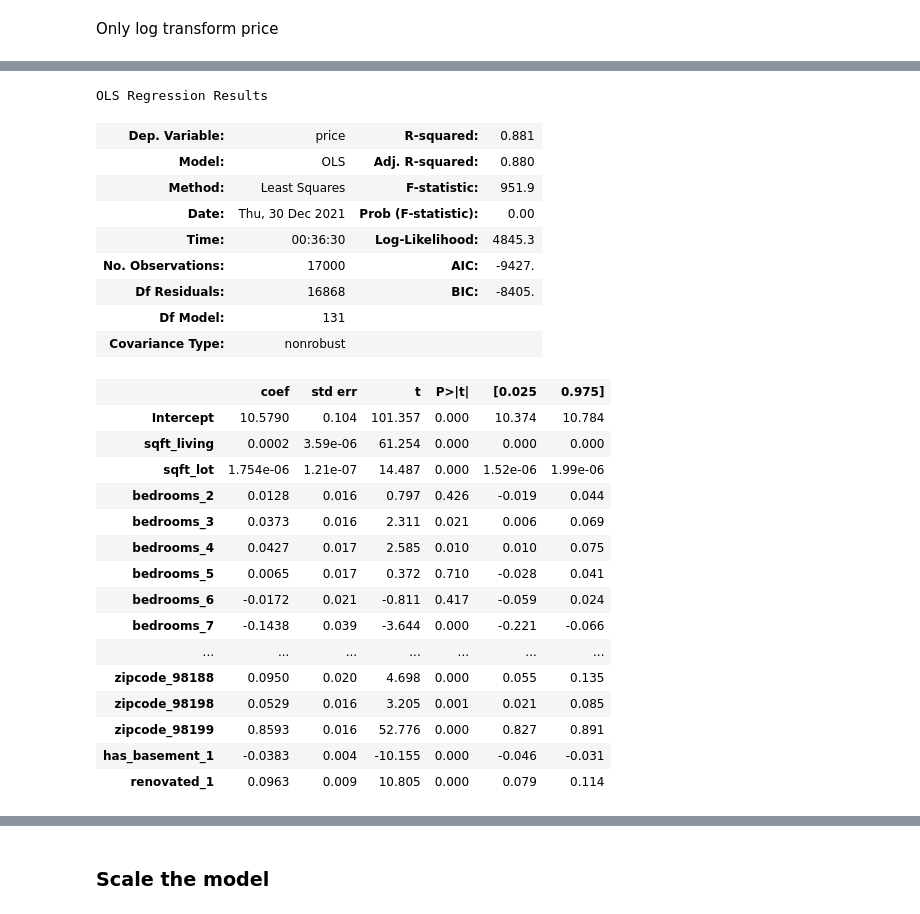
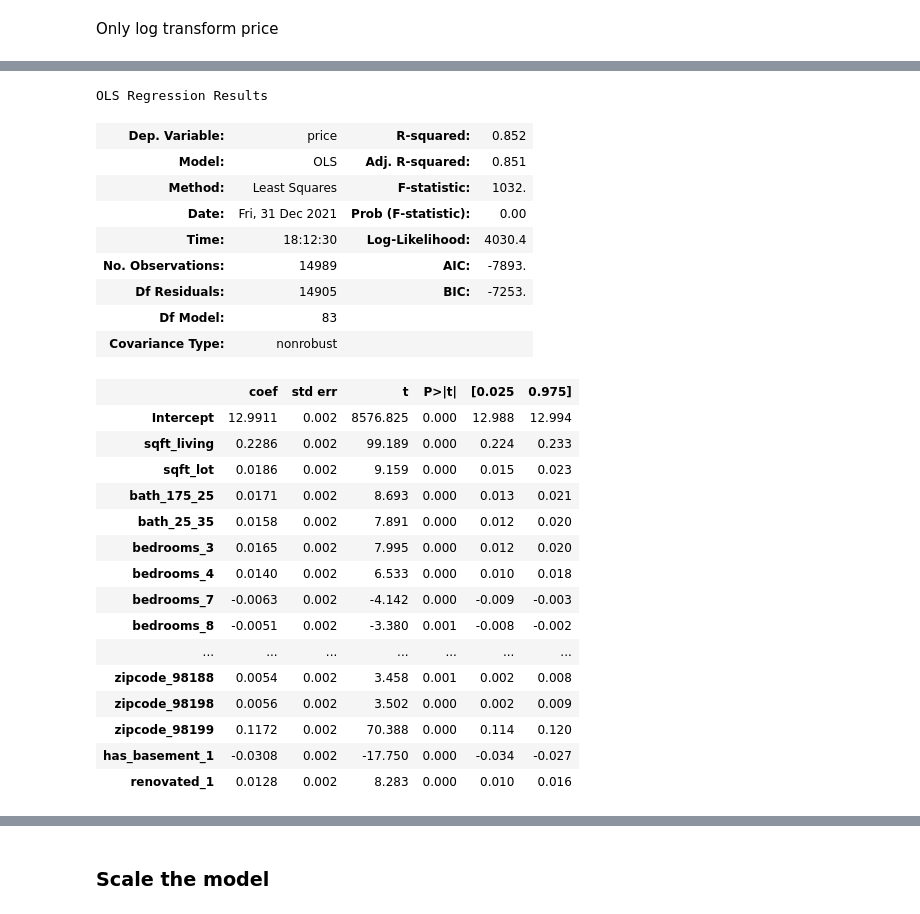
Before and after one commit to meljoy1099/re-analysis-p2, a Jupyter notebook: student.ipynb, the cells around one changed output, grey strips where cells are left out. Saved outputs shown, nothing was run; the diff lists cells and outputs as text; code cells hidden in the pictures.

```diff
--- a/student.ipynb
+++ b/student.ipynb
@@ -871,20 +878,0 @@ fig.show()
-# %%
-linreg = LinearRegression()
-linreg.fit(x_train3, y_train3)
-
-y_hat_train = linreg.predict(x_train3)
-y_hat_test = linreg.predict(x_test3)
-
-fig, axes = plt.subplots(1, 2, figsize=(12, 6))
-fig.suptitle('Residual Plots')
-
-axes[0].scatter(y_train3, y_train3-y_hat_train)
-axes[0].scatter(y_test3, y_test3-y_hat_test, color='orange')
-axes[0].set(xlabel='Actual Price', ylabel='residual', title='Residual per Price')
-axes[0].hlines(0, xmin=11, xmax=16, colors='red')
-
-axes[1].scatter(y_train3, y_hat_train)
-axes[1].scatter(y_test3, y_hat_test, color='orange')
-axes[1].plot([10, 18], [10, 17], color='red', linestyle='-')
-axes[1].set(xlabel='Actual Price', ylabel='Predicted Price', title='Actual vs Predicted Price')
-fig.show()
@@ -904,0 +889,8 @@ plt.ylabel('Error');
+# %%
+high_p = ['bath_1_175','bath_35_45','bath_45_8','bedrooms_2','bedrooms_5','bedrooms_6','bedrooms_9','bedrooms_10','bedrooms_11',
+          'floors_15','floors_20','floors_25','floors_35','condition_1','grade_4','grade_7','grade_8','grade_9','grade_10',
+          'grade_11','grade_12','grade_13','zipcode_98002','zipcode_98003','zipcode_98022','zipcode_98023','zipcode_98030',
+          'zipcode_98032','zipcode_98092']
+# %%
+#Create new dataframe with significant p-values
+sig_X = X_out.drop(high_p, axis=1)
@@ -907,8 +949,7 @@ plt.ylabel('Error');
 # %% [markdown]
 Only log transform price
 # %%
-log_y = np.log(y)
-log_X = sig_X
+log_y = np.log(y_out)
 # %%
 # Model function to reverse log transform for metrics
 def model_log(X_train, X_test, y_train, y_test):
@@ -1122,4 +1089,4 @@ log_X.head()
 # %%
-x_train6, x_test6, y_train6, y_test6 = train_test_split(log_X_2,log_y_2,test_size=0.2,random_state=123)
-model6 = model_log(x_train6,x_test6,y_train6,y_test6);
+X_train6, X_test6, y_train6, y_test6 = train_test_split(sig_X,log_y,test_size=0.2,random_state=123)
+model6 = model_scale_log(X_train6,X_test6,y_train6,y_test6);
 # %% [output]
@@ -1130,26 +1097,26 @@ Test RMSE:  161629.56587522785
 OLS Regression Results
-| Dep. Variable: | price | R-squared: | 0.881 |
-| Model: | OLS | Adj. R-squared: | 0.880 |
-| Method: | Least Squares | F-statistic: | 951.9 |
-| Date: | Thu, 30 Dec 2021 | Prob (F-statistic): | 0.00 |
-| Time: | 00:36:30 | Log-Likelihood: | 4845.3 |
-| No. Observations: | 17000 | AIC: | -9427. |
-| Df Residuals: | 16868 | BIC: | -8405. |
-| Df Model: | 131 |  |  |
+| Dep. Variable: | price | R-squared: | 0.852 |
+| Model: | OLS | Adj. R-squared: | 0.851 |
+| Method: | Least Squares | F-statistic: | 1032. |
+| Date: | Fri, 31 Dec 2021 | Prob (F-statistic): | 0.00 |
+| Time: | 18:12:30 | Log-Likelihood: | 4030.4 |
+| No. Observations: | 14989 | AIC: | -7893. |
+| Df Residuals: | 14905 | BIC: | -7253. |
+| Df Model: | 83 |  |  |
 | Covariance Type: | nonrobust |  |  |
 |  | coef | std err | t | P>|t| | [0.025 | 0.975] |
-| Intercept | 10.5790 | 0.104 | 101.357 | 0.000 | 10.374 | 10.784 |
-| sqft_living | 0.0002 | 3.59e-06 | 61.254 | 0.000 | 0.000 | 0.000 |
-| sqft_lot | 1.754e-06 | 1.21e-07 | 14.487 | 0.000 | 1.52e-06 | 1.99e-06 |
-| bedrooms_2 | 0.0128 | 0.016 | 0.797 | 0.426 | -0.019 | 0.044 |
-| bedrooms_3 | 0.0373 | 0.016 | 2.311 | 0.021 | 0.006 | 0.069 |
-| bedrooms_4 | 0.0427 | 0.017 | 2.585 | 0.010 | 0.010 | 0.075 |
-| bedrooms_5 | 0.0065 | 0.017 | 0.372 | 0.710 | -0.028 | 0.041 |
-| bedrooms_6 | -0.0172 | 0.021 | -0.811 | 0.417 | -0.059 | 0.024 |
-| bedrooms_7 | -0.1438 | 0.039 | -3.644 | 0.000 | -0.221 | -0.066 |
+| Intercept | 12.9911 | 0.002 | 8576.825 | 0.000 | 12.988 | 12.994 |
+| sqft_living | 0.2286 | 0.002 | 99.189 | 0.000 | 0.224 | 0.233 |
+| sqft_lot | 0.0186 | 0.002 | 9.159 | 0.000 | 0.015 | 0.023 |
+| bath_175_25 | 0.0171 | 0.002 | 8.693 | 0.000 | 0.013 | 0.021 |
+| bath_25_35 | 0.0158 | 0.002 | 7.891 | 0.000 | 0.012 | 0.020 |
+| bedrooms_3 | 0.0165 | 0.002 | 7.995 | 0.000 | 0.012 | 0.020 |
+| bedrooms_4 | 0.0140 | 0.002 | 6.533 | 0.000 | 0.010 | 0.018 |
+| bedrooms_7 | -0.0063 | 0.002 | -4.142 | 0.000 | -0.009 | -0.003 |
+| bedrooms_8 | -0.0051 | 0.002 | -3.380 | 0.001 | -0.008 | -0.002 |
 | ... | ... | ... | ... | ... | ... | ... |
-| zipcode_98188 | 0.0950 | 0.020 | 4.698 | 0.000 | 0.055 | 0.135 |
-| zipcode_98198 | 0.0529 | 0.016 | 3.205 | 0.001 | 0.021 | 0.085 |
-| zipcode_98199 | 0.8593 | 0.016 | 52.776 | 0.000 | 0.827 | 0.891 |
-| has_basement_1 | -0.0383 | 0.004 | -10.155 | 0.000 | -0.046 | -0.031 |
-| renovated_1 | 0.0963 | 0.009 | 10.805 | 0.000 | 0.079 | 0.114 |
+| zipcode_98188 | 0.0054 | 0.002 | 3.458 | 0.001 | 0.002 | 0.008 |
+| zipcode_98198 | 0.0056 | 0.002 | 3.502 | 0.000 | 0.002 | 0.009 |
+| zipcode_98199 | 0.1172 | 0.002 | 70.388 | 0.000 | 0.114 | 0.120 |
+| has_basement_1 | -0.0308 | 0.002 | -17.750 | 0.000 | -0.034 | -0.027 |
+| renovated_1 | 0.0128 | 0.002 | 8.283 | 0.000 | 0.010 | 0.016 |
```
Also changed, not shown: parts of 100 cells of this notebook.
